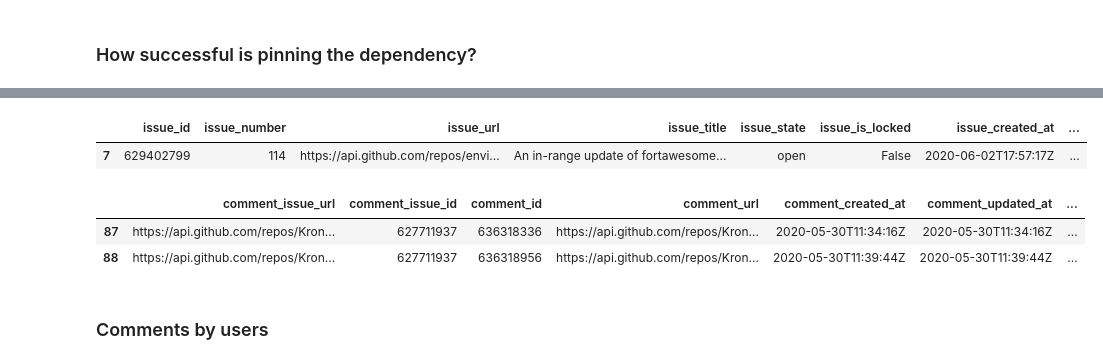
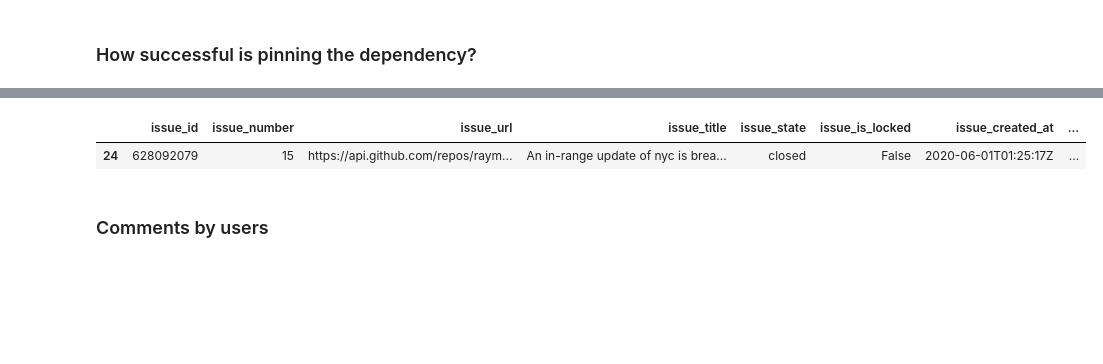
Before and after one commit to brombaut/GKIR_Analysis, a Jupyter notebook: gk_data_explore.ipynb, the cells around one changed output, grey strips where cells are left out. Drawn from its saved outputs; the diff is of its cells as text; code cells hidden in the pictures; blank space fills up the shorter version.

```diff
--- a/gk_data_explore.ipynb
+++ b/gk_data_explore.ipynb
@@ -182,14 +236,8 @@ issue_first_comment[issue_first_comment['successful_pin'] == False].head(10)
 # %%
-get_issue(629402799)
+get_issue(628092079)
 # %% [output]
 |  | issue_id | issue_number | issue_url | issue_title | issue_state | issue_is_locked | issue_created_at | ... |
-| 7 | 629402799 | 114 | https://api.github.com/repos/envi... | An in-range update of fortawesome... | open | False | 2020-06-02T17:57:17Z | ... |
+| 24 | 628092079 | 15 | https://api.github.com/repos/raym... | An in-range update of nyc is brea... | closed | False | 2020-06-01T01:25:17Z | ... |
-# %%
-get_comments_for_issue(627711937)
-# %% [output]
-|  | comment_issue_url | comment_issue_id | comment_id | comment_url | comment_created_at | comment_updated_at | ... |
-| 87 | https://api.github.com/repos/Kron... | 627711937 | 636318336 | https://api.github.com/repos/Kron... | 2020-05-30T11:34:16Z | 2020-05-30T11:34:16Z | ... |
-| 88 | https://api.github.com/repos/Kron... | 627711937 | 636318956 | https://api.github.com/repos/Kron... | 2020-05-30T11:39:44Z | 2020-05-30T11:39:44Z | ... |
 # %% [markdown]
 ### Comments by users
 # %%
```
Also changed, not shown: parts of 18 cells of this notebook.
